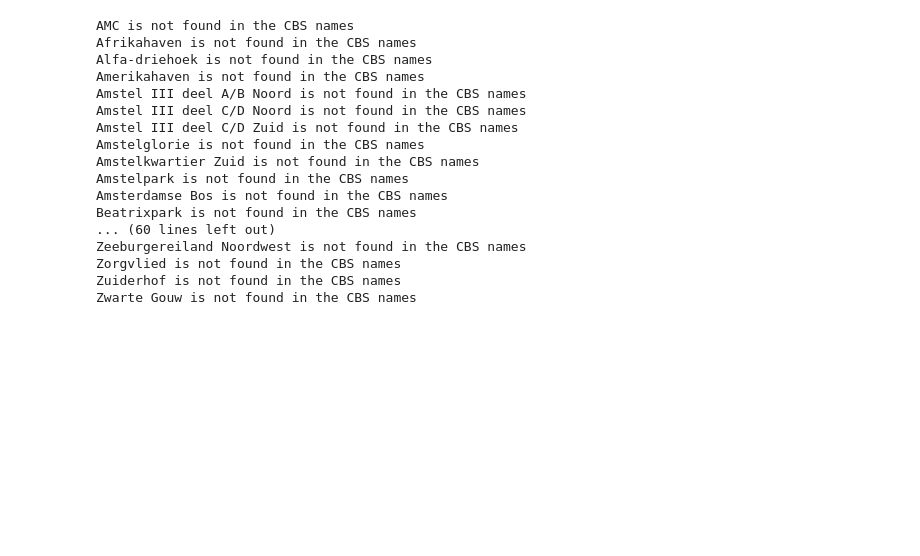
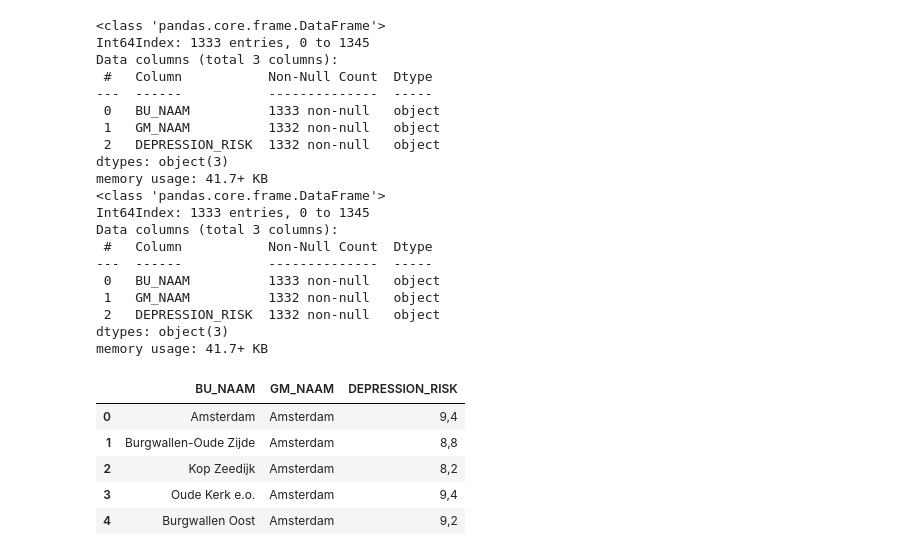
Before and after one commit to LeviPeeters/UC_Project, a Jupyter notebook: DataPreparation.ipynb, the cells around one changed output. Saved outputs shown, nothing was run; the diff lists cells and outputs as text; code cells hidden in the pictures; blank space fills up the shorter version.

```diff
--- a/DataPreparation.ipynb
+++ b/DataPreparation.ipynb
@@ -319,30 +370,56 @@ plt.show()
+# %%
+# Load Depression risk data fromm buurtatlas
+path_buurtatlas = '/home/levi/Studie/AI_jaar_2/UC/UC_Project/data/Gezondheid_per_wijk_en_buurt__2012_2016_2020_2022__indeling_2022__11122023_140527.csv'
+df_buurtatlas = pd.read_csv(path_buurtatlas, header=6, delimiter=';')
+df_buurtatlas.rename(columns={"Wijken en buurten": "BU_NAAM", "naam": "GM_NAAM", "%": "DEPRESSION_RISK"}, inplace=True)
+df_buurtatlas.drop_duplicates(["BU_NAAM", "GM_NAAM"] ,inplace=True)
+df_buurtatlas.loc[df_buurtatlas["GM_NAAM"] == "\'s-Gravenhage", "GM_NAAM"] = "Den Haag"
+df_buurtatlas.info()
+
+# Rename some buurten so both dataframes understand it
+gdf.loc[gdf["BU_NAAM"] == "BelgiÃ«plein e.o.", "BU_NAAM"] = "Belgiëplein e.o."
+gdf.loc[gdf["BU_NAAM"] == "Egelantierstraat, MariÃ«ndaalstraat e.o.", "BU_NAAM"] = "Egelantierstraat, Mariëndaalstraat e.o."
+gdf.loc[gdf["BU_NAAM"] == "Breedstraat en Plompetorengracht en omgeving", "BU_NAAM"] = "Breedstraat en Plompetorengracht e.o."
+gdf.loc[gdf["BU_NAAM"] == "Lange Elisabethstraat, Mariaplaats en omgeving", "BU_NAAM"] = "Lange Elisabethstraat, Mariaplaats e.o."
+gdf.loc[gdf["BU_NAAM"] == "MÃ¡ximapark", "BU_NAAM"] = "Máximapark"
+gdf.loc[gdf["BU_NAAM"] == "Nieuw Engeland, Th. a. Kempisplantsoen en omgeving", "BU_NAAM"] = "Nieuw Engeland, Th. a. Kempisplantsoen e"
+gdf.loc[gdf["BU_NAAM"] == "Zeeheldenbuurt, Hengeveldstraat en omgeving", "BU_NAAM"] = "Zeeheldenbuurt, Hengeveldstraat e.o."
+
+df_buurtatlas.info()
+df_buurtatlas.head(5)
+# %% [output]
+<class 'pandas.core.frame.DataFrame'>
+Int64Index: 1333 entries, 0 to 1345
+Data columns (total 3 columns):
+ #   Column           Non-Null Count  Dtype
+---  ------           --------------  -----
+ 0   BU_NAAM          1333 non-null   object
+ 1   GM_NAAM          1332 non-null   object
+ 2   DEPRESSION_RISK  1332 non-null   object
+dtypes: object(3)
+memory usage: 41.7+ KB
+<class 'pandas.core.frame.DataFrame'>
+Int64Index: 1333 entries, 0 to 1345
+Data columns (total 3 columns):
+ #   Column           Non-Null Count  Dtype
+---  ------           --------------  -----
+ 0   BU_NAAM          1333 non-null   object
+ 1   GM_NAAM          1332 non-null   object
+ 2   DEPRESSION_RISK  1332 non-null   object
+dtypes: object(3)
+memory usage: 41.7+ KB
+|  | BU_NAAM | GM_NAAM | DEPRESSION_RISK |
+| 0 | Amsterdam | Amsterdam | 9,4 |
+| 1 | Burgwallen-Oude Zijde | Amsterdam | 8,8 |
+| 2 | Kop Zeedijk | Amsterdam | 8,2 |
+| 3 | Oude Kerk e.o. | Amsterdam | 9,4 |
+| 4 | Burgwallen Oost | Amsterdam | 9,2 |
 # %%
 # Compare the names of BuurtAtlas and CBS
 names_cbs = gdf.sort_values("BU_NAAM")["BU_NAAM"].unique()
-names_ba = df_buurtatlas.sort_values("GEBIED_NAAM")["GEBIED_NAAM"].unique()
+names_ba = df_buurtatlas.sort_values("BU_NAAM")["BU_NAAM"].unique()
 
+# If this provides no output, every buurt in the gdf has a matching buurtatlas entry
 for i in range(len(names_cbs)):
     if names_cbs[i] not in names_ba:
         print(f"{names_cbs[i]} is not found in the buurtatlas names")
-
-for i in range(len(names_ba)):
-    if names_ba[i] not in names_cbs:
-        print(f"{names_ba[i]} is not found in the CBS names")
-# %% [output]
-AMC is not found in the CBS names
-Afrikahaven is not found in the CBS names
-Alfa-driehoek is not found in the CBS names
-Amerikahaven is not found in the CBS names
-Amstel III deel A/B Noord is not found in the CBS names
-Amstel III deel C/D Noord is not found in the CBS names
-Amstel III deel C/D Zuid is not found in the CBS names
-Amstelglorie is not found in the CBS names
-Amstelkwartier Zuid is not found in the CBS names
-Amstelpark is not found in the CBS names
-Amsterdamse Bos is not found in the CBS names
-Beatrixpark is not found in the CBS names
-... (60 lines left out)
-Zeeburgereiland Noordwest is not found in the CBS names
-Zorgvlied is not found in the CBS names
-Zuiderhof is not found in the CBS names
-Zwarte Gouw is not found in the CBS names
```
Also changed, not shown: parts of 20 cells of this notebook, 1 other file.
